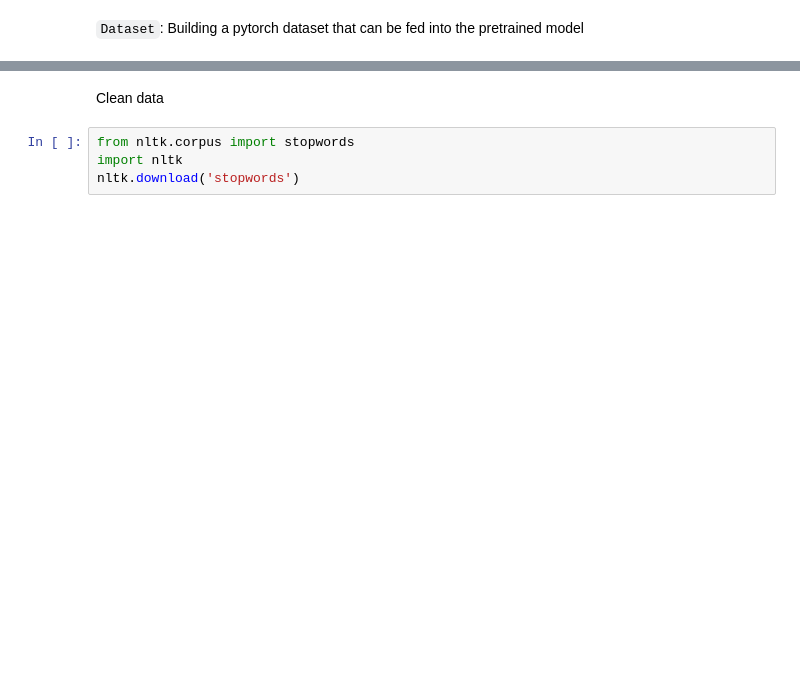
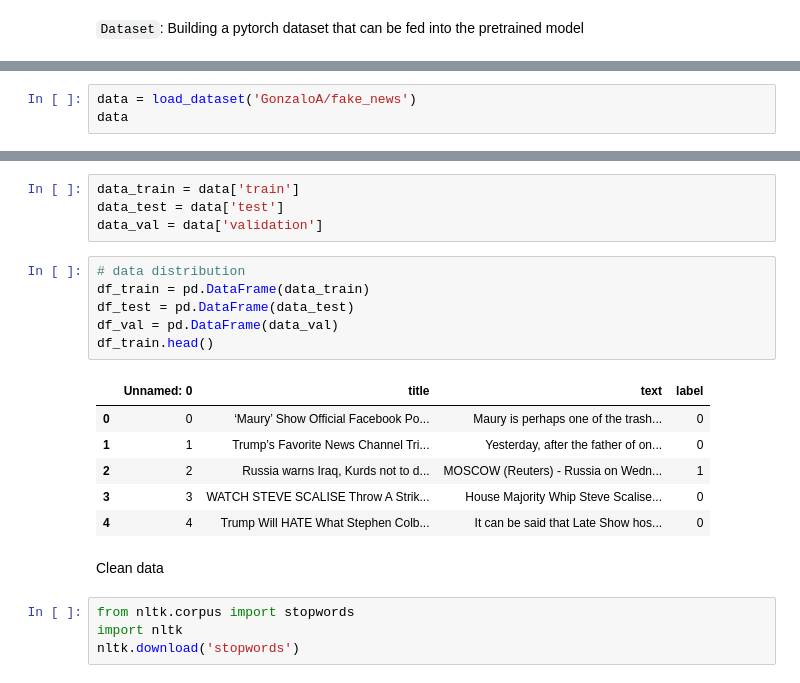
Before and after one commit to Hawawou/fake_news_classification, a Jupyter notebook: Distilbert.ipynb, the cells around one changed output, grey strips where cells are left out. Saved outputs shown, nothing was run; the diff lists cells and outputs as text; blank space fills up the shorter version.

```diff
--- a/Distilbert.ipynb
+++ b/Distilbert.ipynb
@@ -41,0 +31,3 @@ df.head()
+# %%
+data = load_dataset('GonzaloA/fake_news')
+data
@@ -42,3 +50,20 @@ df.head()
+# %%
+data_train = data['train']
+data_test = data['test']
+data_val = data['validation']
+# %%
+# data distribution
+df_train = pd.DataFrame(data_train)
+df_test = pd.DataFrame(data_test)
+df_val = pd.DataFrame(data_val)
+df_train.head()
+# %% [output]
+|  | Unnamed: 0 | title | text | label |
+| 0 | 0 | ‘Maury’ Show Official Facebook Po... | Maury is perhaps one of the trash... | 0 |
+| 1 | 1 | Trump’s Favorite News Channel Tri... | Yesterday, after the father of on... | 0 |
+| 2 | 2 | Russia warns Iraq, Kurds not to d... | MOSCOW (Reuters) - Russia on Wedn... | 1 |
+| 3 | 3 | WATCH STEVE SCALISE Throw A Strik... | House Majority Whip Steve Scalise... | 0 |
+| 4 | 4 | Trump Will HATE What Stephen Colb... | It can be said that Late Show hos... | 0 |
 # %% [markdown]
 Clean data
 # %%
```
Also changed, not shown: parts of 28 cells of this notebook, 7 other files.
